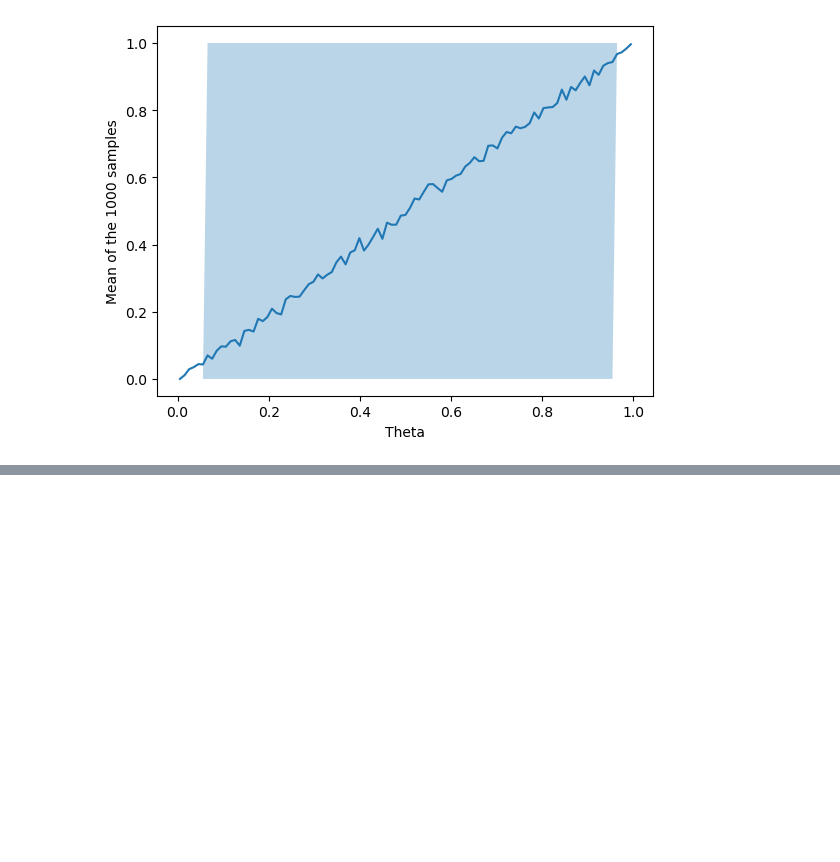
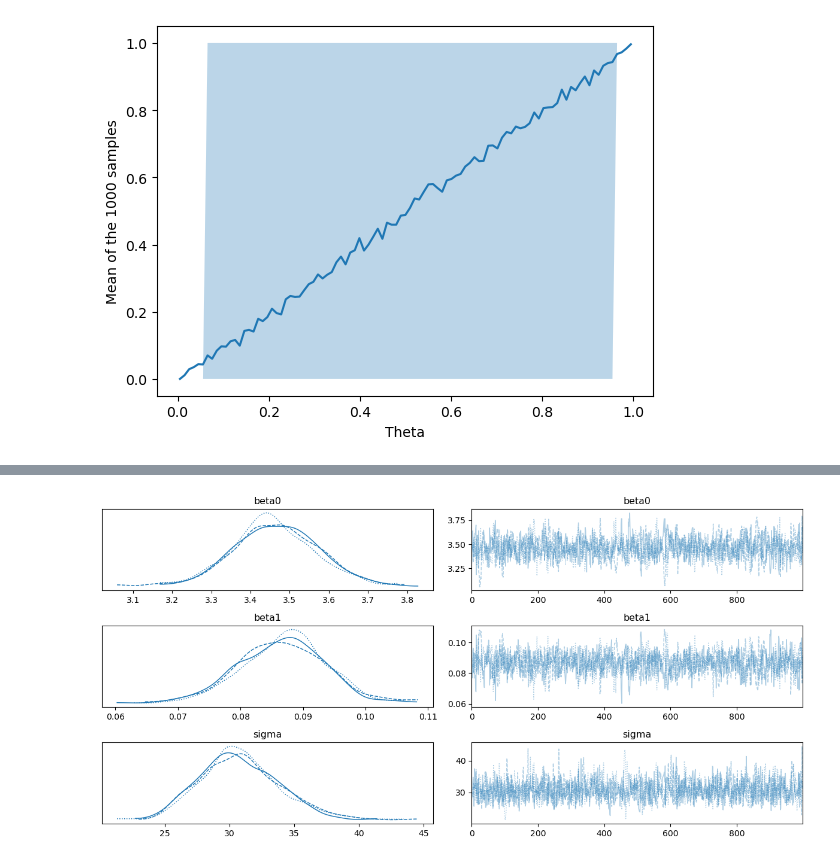
Before and after one commit to DamianPiuselli/estadistica-e-inferencia-I, a Jupyter notebook: guia8.ipynb, the cells around one changed output, grey strips where cells are left out. Drawn from its saved outputs; the diff is of its cells as text; code cells hidden in the pictures; blank space fills up the shorter version.

```diff
--- a/guia8.ipynb
+++ b/guia8.ipynb
@@ -483,0 +610,11 @@ plt.fill_between(mid_points, hdi_array[:, 0], hdi_array[:, 1], alpha=0.3, label=
+# %%
+with pm.Model() as gamma_glm:
+    # No tengo informacion previa -> priors no informativos.
+    beta0 = pm.Normal("beta0", mu=0, sigma=10**2)
+    beta1 = pm.Normal("beta1", mu=0, sigma=10**2)
+    sigma = pm.HalfCauchy("sigma", beta=1)
+
+    mu = np.exp(beta0 + beta1 * X)  # funcion de link ln(mu) = etha.
+
+    Yobs = pm.Gamma("Yobs", mu=mu, sigma=sigma, observed=Y)
+gamma_glm
@@ -483,0 +627,3 @@ plt.fill_between(mid_points, hdi_array[:, 0], hdi_array[:, 1], alpha=0.3, label=
+# %%
+with gamma_glm:
+    trace = pm.sample()
@@ -483,0 +638,5 @@ plt.fill_between(mid_points, hdi_array[:, 0], hdi_array[:, 1], alpha=0.3, label=
+# %%
+az.plot_trace(trace)
+plt.tight_layout()
+# %% [output]
+[figure, added]
```
Also changed, not shown: parts of 15 cells of this notebook.
